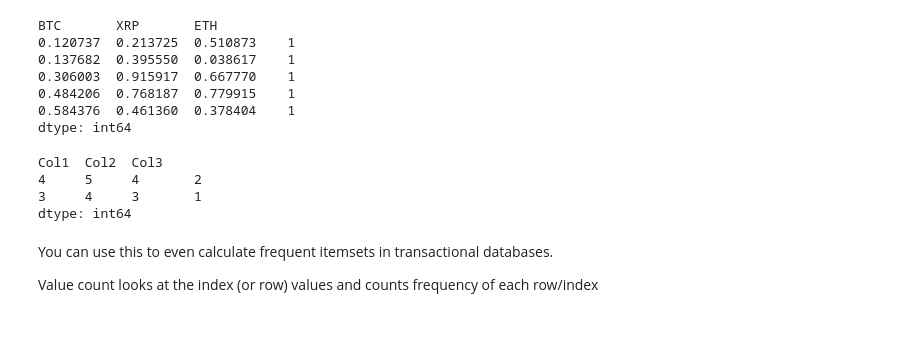
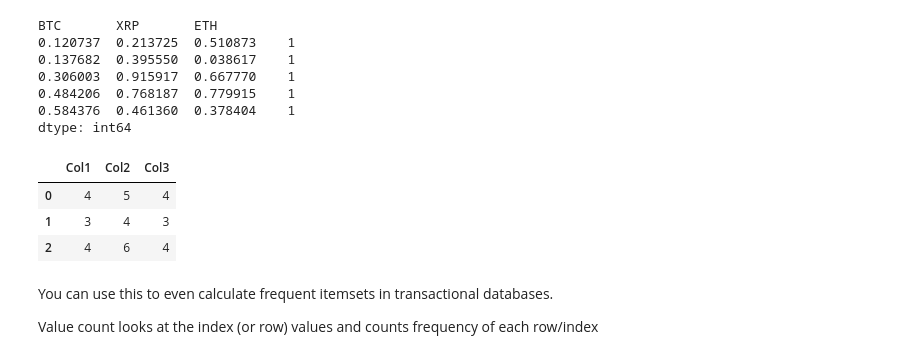
Before and after one commit to paulowe/matrix-averages, a Jupyter notebook: pandas-getting-started.ipynb, the cells around one changed output. Cells and saved outputs as stored; diff of their text form; code cells hidden in the pictures; blank space fills up the shorter version.

```diff
--- a/pandas-getting-started.ipynb
+++ b/pandas-getting-started.ipynb
@@ -282,15 +288,16 @@ dtype: int64
 # %%
 #Proof that it can detect duplicates
 duplitrix = pd.DataFrame({'Col1': [4,3,4],
-                          'Col2': [5,4,5],
+                          'Col2': [5,4,6],
                           'Col3': [4,3,4]
                          })
 duplitrix.value_counts()
+duplitrix
 # %% [output]
-Col1  Col2  Col3
-4     5     4       2
-3     4     3       1
-dtype: int64
+|  | Col1 | Col2 | Col3 |
+| 0 | 4 | 5 | 4 |
+| 1 | 3 | 4 | 3 |
+| 2 | 4 | 6 | 4 |
 # %% [markdown]
 You can use this to even calculate frequent itemsets in transactional databases.
 
```
Also changed, not shown: parts of 7 cells of this notebook.
